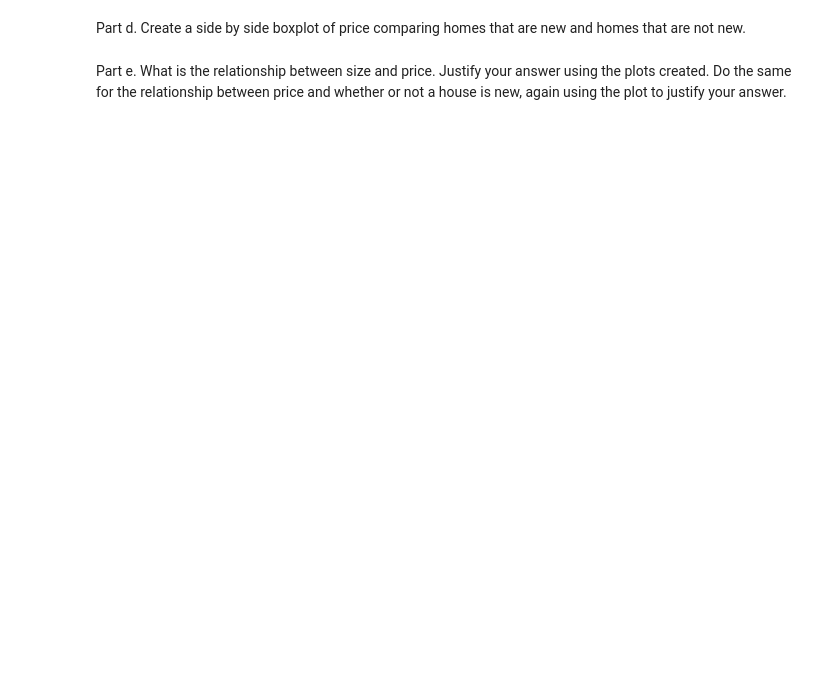
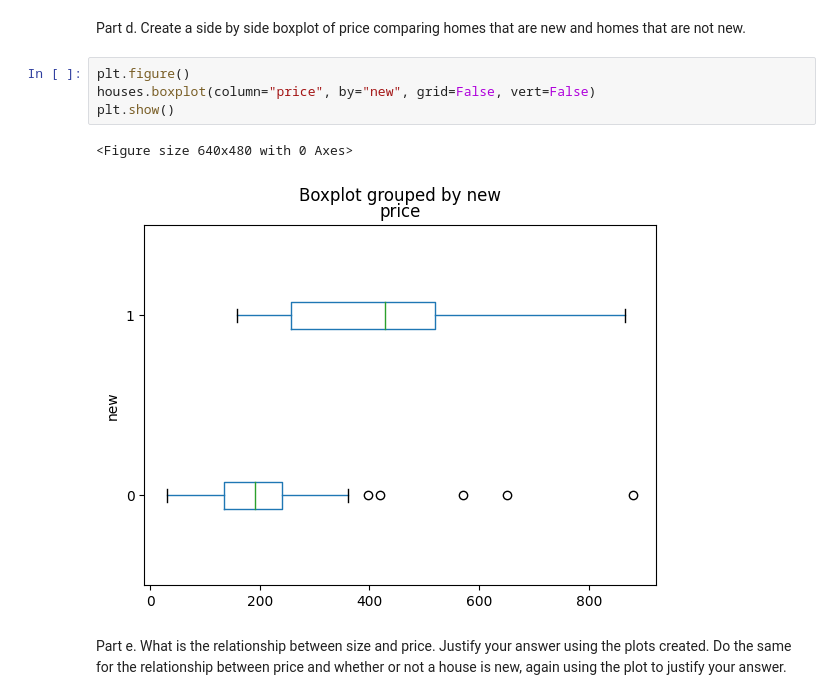
Before and after one commit to stat220/stat-220-hw1-nprisbrey, a Jupyter notebook: Stat_220_HW1.ipynb, the cells around one changed output. Saved outputs shown, nothing was run; the diff lists cells and outputs as text; blank space fills up the shorter version.

```diff
--- a/Stat_220_HW1.ipynb
+++ b/Stat_220_HW1.ipynb
@@ -35,4 +143,11 @@ Part c. Find and plot the regression line on top of the scatterplot.
 # %% [markdown]
 Part d. Create a side by side boxplot of price comparing homes that are new and homes that are not new.
+# %%
+plt.figure()
+houses.boxplot(column="price", by="new", grid=False, vert=False)
+plt.show()
+# %% [output]
+<Figure size 640x480 with 0 Axes>
+[figure, added]
 # %% [markdown]
 Part e. What is the relationship between size and price.  Justify your answer using the plots created. Do the same for the relationship between price and whether or not a house is new, again using the plot to justify your answer.
```
Also changed, not shown: parts of 17 cells of this notebook.
